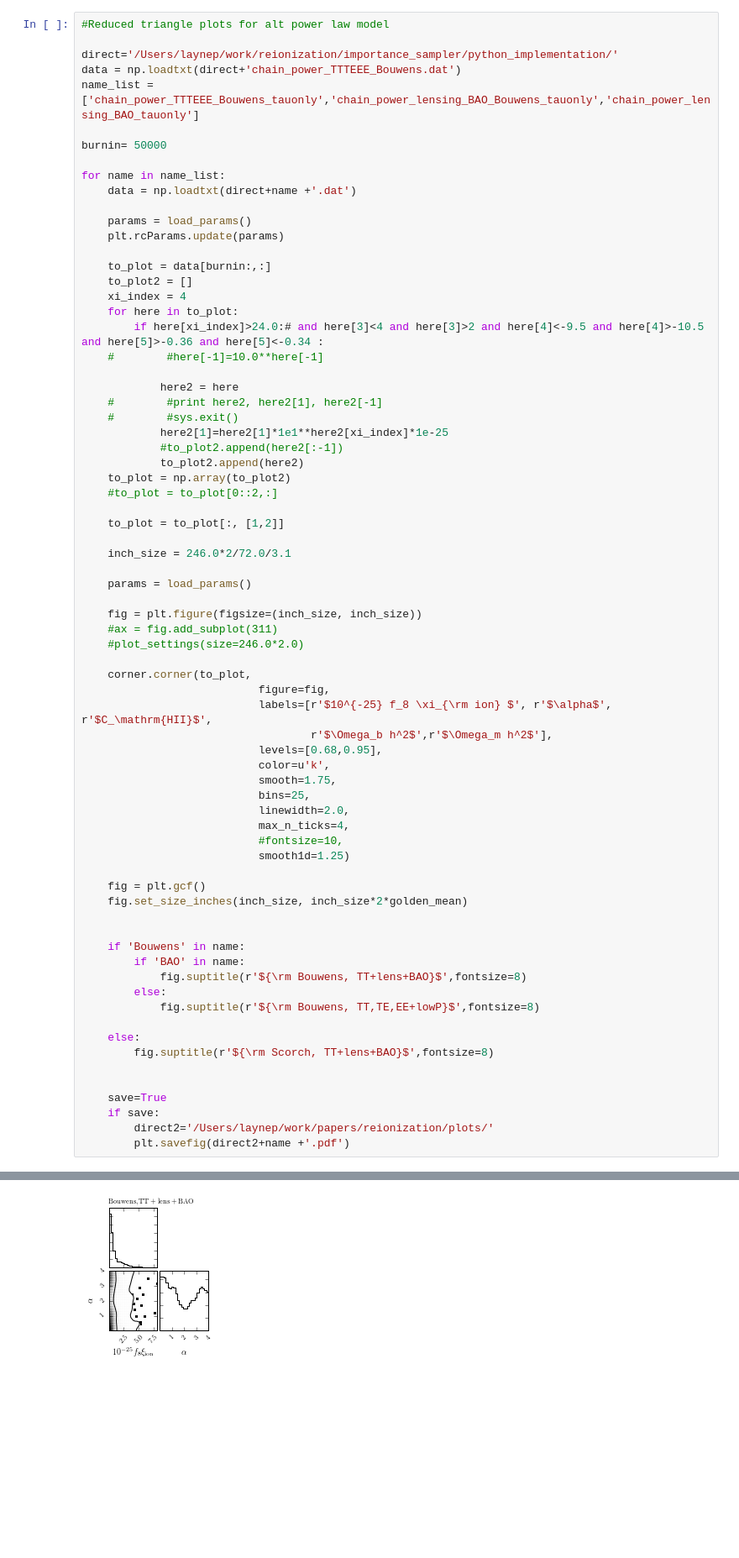
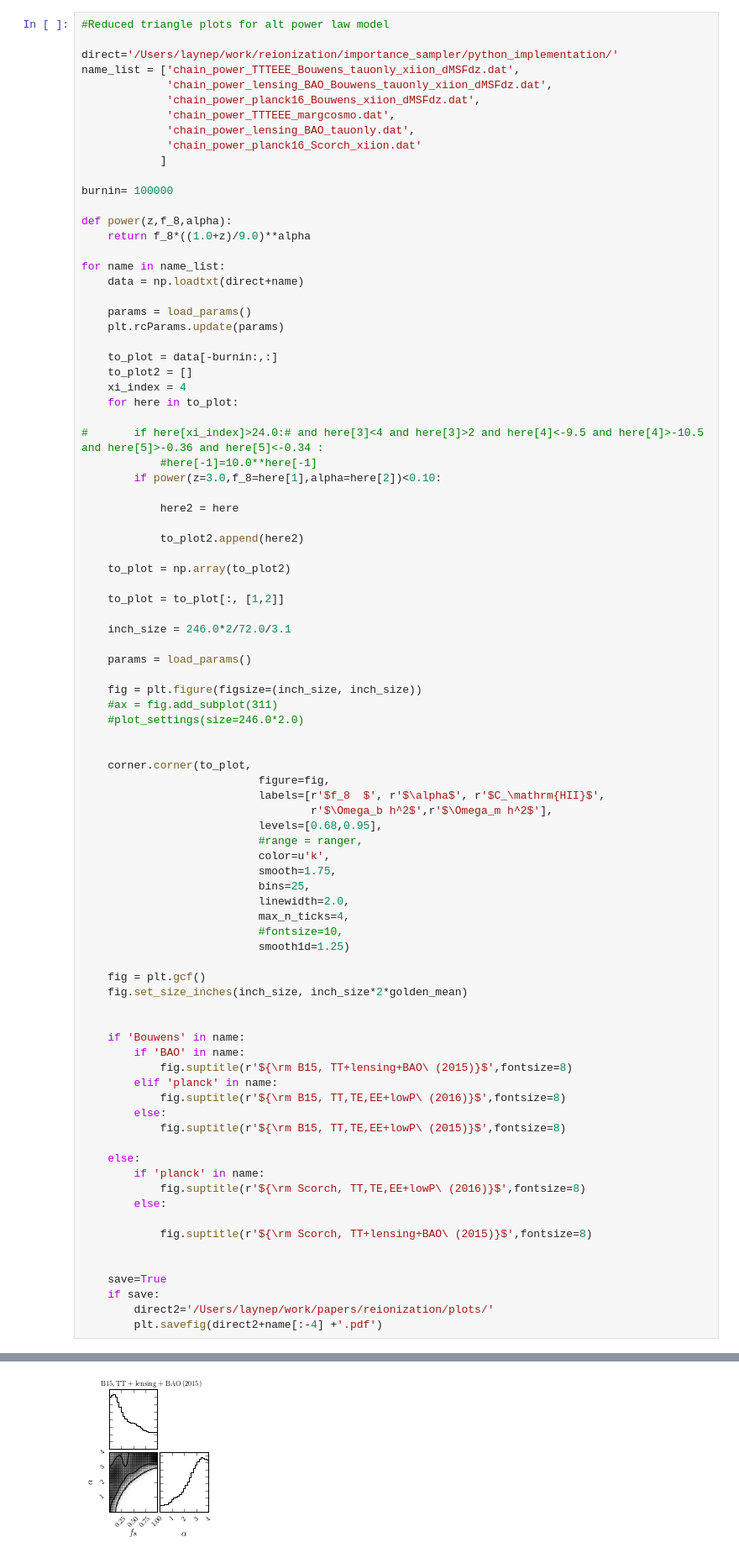
Before and after one commit to laynep/tau_calc_reion, a Jupyter notebook: data_postprocessing.ipynb, the cells around one changed output, grey strips where cells are left out. Shown at 84% size. Drawn from its saved outputs; the diff is of its cells as text; blank space fills up the shorter version.

Commit message:
Minor updates to params file and major updates to data processing 	modified:   data_postprocessing.ipynb 	modified:   tau_parameters.py

```diff
--- a/data_postprocessing.ipynb
+++ b/data_postprocessing.ipynb
@@ -204,32 +243,39 @@ IndexError: too many indices for array
 #Reduced triangle plots for alt power law model
 
 direct='/Users/laynep/work/reionization/importance_sampler/python_implementation/'
-data = np.loadtxt(direct+'chain_power_TTTEEE_Bouwens.dat')
-name_list = ['chain_power_TTTEEE_Bouwens_tauonly','chain_power_lensing_BAO_Bouwens_tauonly','chain_power_lensing_BAO_tauonly']
+name_list = ['chain_power_TTTEEE_Bouwens_tauonly_xiion_dMSFdz.dat',
+             'chain_power_lensing_BAO_Bouwens_tauonly_xiion_dMSFdz.dat',
+             'chain_power_planck16_Bouwens_xiion_dMSFdz.dat',
+             'chain_power_TTTEEE_margcosmo.dat',
+             'chain_power_lensing_BAO_tauonly.dat',
+             'chain_power_planck16_Scorch_xiion.dat'
+            ]
 
-burnin= 50000
+burnin= 100000
+
+def power(z,f_8,alpha):
+    return f_8*((1.0+z)/9.0)**alpha
 
 for name in name_list:
-    data = np.loadtxt(direct+name +'.dat')
+    data = np.loadtxt(direct+name)
 
     params = load_params()
     plt.rcParams.update(params)
 
-    to_plot = data[burnin:,:]
+    to_plot = data[-burnin:,:]
     to_plot2 = []
     xi_index = 4
     for here in to_plot:
-        if here[xi_index]>24.0:# and here[3]<4 and here[3]>2 and here[4]<-9.5 and here[4]>-10.5 and here[5]>-0.36 and here[5]<-0.34 :
-    #        #here[-1]=10.0**here[-1]
+
+#       if here[xi_index]>24.0:# and here[3]<4 and here[3]>2 and here[4]<-9.5 and here[4]>-10.5 and here[5]>-0.36 and here[5]<-0.34 :
+            #here[-1]=10.0**here[-1]
+        if power(z=3.0,f_8=here[1],alpha=here[2])<0.10:
 
             here2 = here
-    #        #print here2, here2[1], here2[-1]
-    #        #sys.exit()
-            here2[1]=here2[1]*1e1**here2[xi_index]*1e-25
-            #to_plot2.append(here2[:-1])
+
             to_plot2.append(here2)
+
     to_plot = np.array(to_plot2)
-    #to_plot = to_plot[0::2,:]
 
     to_plot = to_plot[:, [1,2]]
 
@@ -241,11 +287,13 @@ for name in name_list:
     #ax = fig.add_subplot(311)
     #plot_settings(size=246.0*2.0)
 
+
     corner.corner(to_plot,
                            figure=fig,
-                           labels=[r'$10^{-25} f_8 \xi_{\rm ion} $', r'$\alpha$', r'$C_\mathrm{HII}$',
+                           labels=[r'$f_8  $', r'$\alpha$', r'$C_\mathrm{HII}$',
                                    r'$\Omega_b h^2$',r'$\Omega_m h^2$'],
                            levels=[0.68,0.95],
+                           #range = ranger,
                            color=u'k',
                            smooth=1.75,
                            bins=25,
@@ -260,17 +308,23 @@ for name in name_list:
 
     if 'Bouwens' in name:
         if 'BAO' in name:
-            fig.suptitle(r'${\rm Bouwens, TT+lens+BAO}$',fontsize=8)
+            fig.suptitle(r'${\rm B15, TT+lensing+BAO\ (2015)}$',fontsize=8)
+        elif 'planck' in name:
+            fig.suptitle(r'${\rm B15, TT,TE,EE+lowP\ (2016)}$',fontsize=8)
         else:
-            fig.suptitle(r'${\rm Bouwens, TT,TE,EE+lowP}$',fontsize=8)
+            fig.suptitle(r'${\rm B15, TT,TE,EE+lowP\ (2015)}$',fontsize=8)
 
     else:
-        fig.suptitle(r'${\rm Scorch, TT+lens+BAO}$',fontsize=8)
+        if 'planck' in name:
+            fig.suptitle(r'${\rm Scorch, TT,TE,EE+lowP\ (2016)}$',fontsize=8)
+        else:
+
+            fig.suptitle(r'${\rm Scorch, TT+lensing+BAO\ (2015)}$',fontsize=8)
 
 
     save=True
     if save:
         direct2='/Users/laynep/work/papers/reionization/plots/'
-        plt.savefig(direct2+name +'.pdf')
+        plt.savefig(direct2+name[:-4] +'.pdf')
 # %% [output]
 <matplotlib.figure.Figure at 0x...>
@@ -278,3 +332,3 @@ for name in name_list:
 <matplotlib.figure.Figure at 0x...>
-[figure, old version]
+[figure, new version]
 <matplotlib.figure.Figure at 0x...>
```
Also changed, not shown: parts of 22 cells of this notebook, 1 other file.
